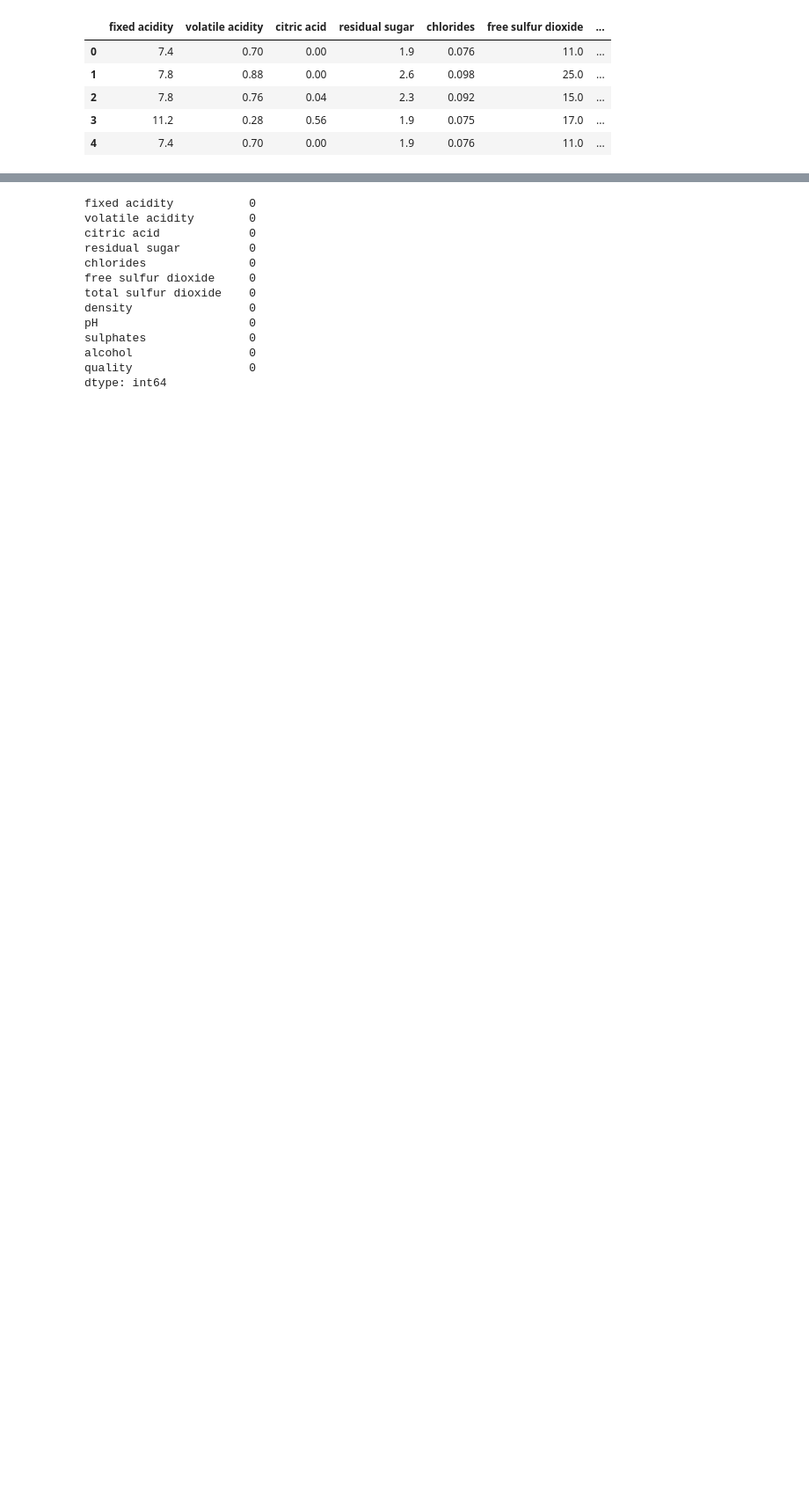
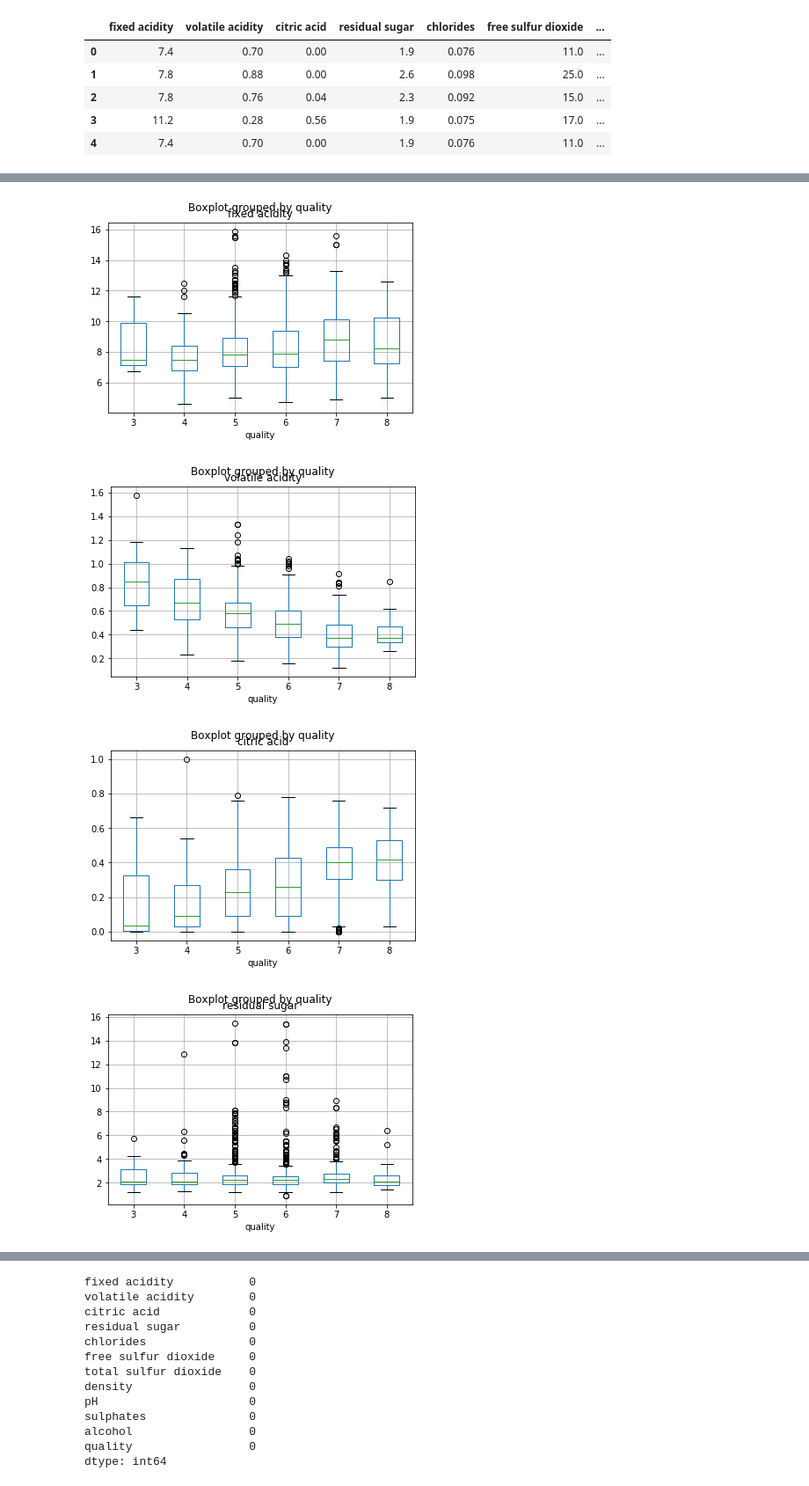
Before and after one commit to robertoschno/Projeto_Final_CD, a Jupyter notebook: Wine_quality_prediction.ipynb, the cells around one changed output, grey strips where cells are left out. Shown at 88% size. Drawn from its saved outputs; the diff is of its cells as text; code cells hidden in the pictures; blank space fills up the shorter version.

```diff
--- a/Wine_quality_prediction.ipynb
+++ b/Wine_quality_prediction.ipynb
@@ -21,0 +40,8 @@ Y=dados['quality']
+# %%
+for x in l1:
+    dados.boxplot(column=x,by='quality');
+# %% [output]
+[figure, added]
+[figure, added]
+[figure, added]
+[figure, added]
```
Also changed, not shown: parts of 7 cells of this notebook.
